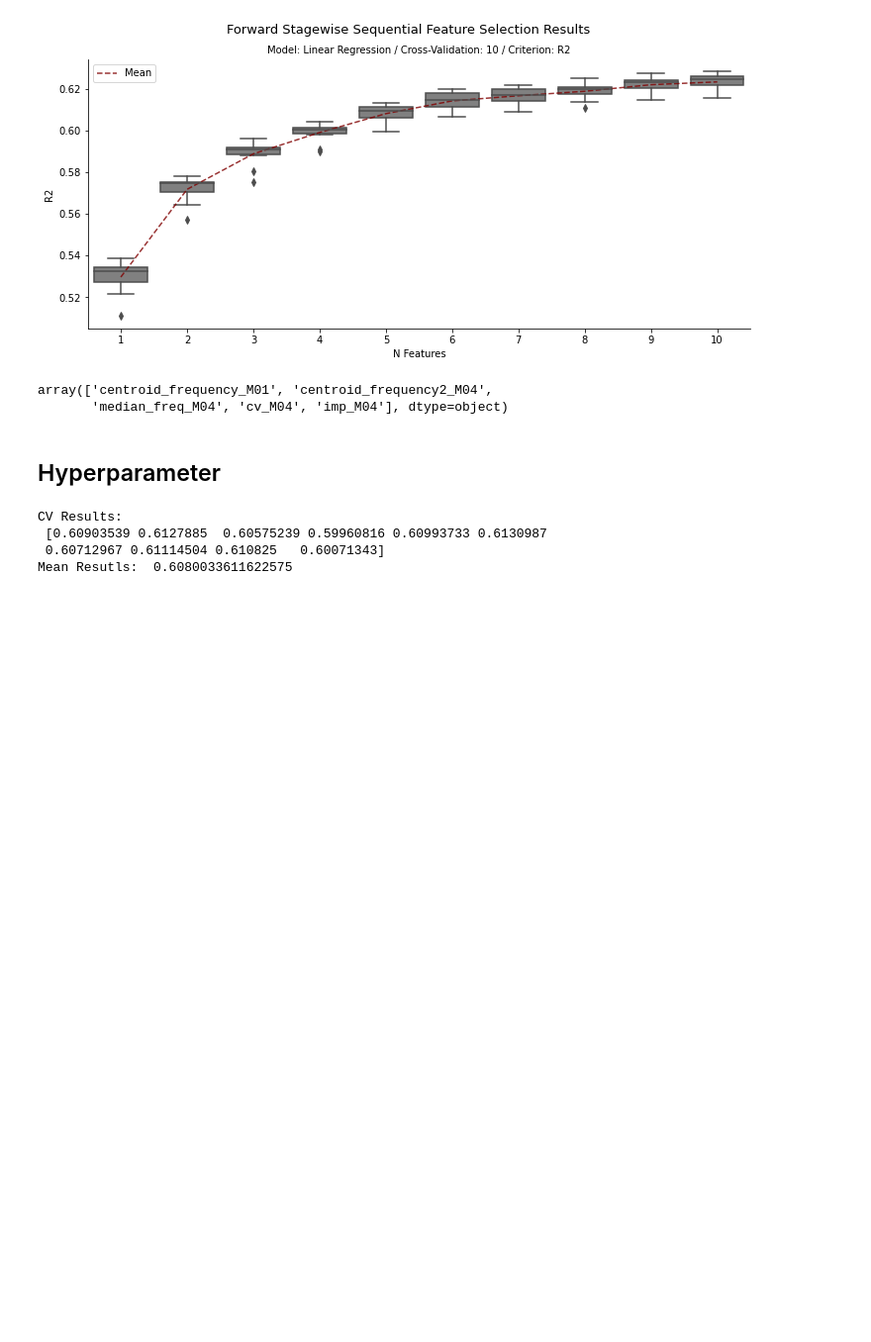
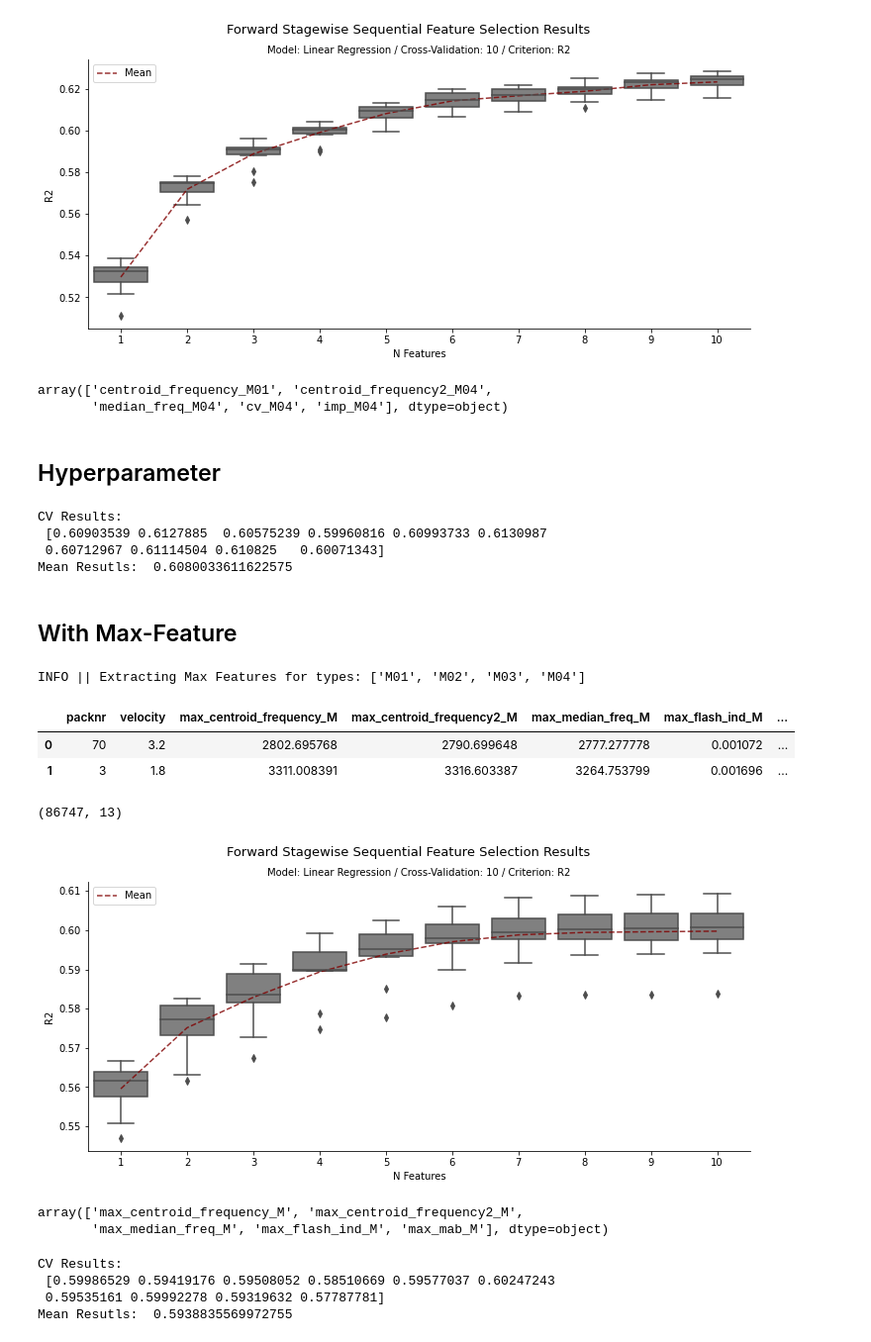
Before and after one commit to FiratSaritas/Safety-for-Alpine-Villages, a Jupyter notebook: model/Benchmark/benchmark_mpa2.ipynb, the cells around one changed output. Shown at 99% size. Cells and saved outputs as stored; diff of their text form; code cells hidden in the pictures; blank space fills up the shorter version.

Commit message:
add model with new Features

```diff
--- a/model/Benchmark/benchmark_mpa2.ipynb
+++ b/model/Benchmark/benchmark_mpa2.ipynb
@@ -97,3 +101,5 @@ CV Results:
  [0.60903539 0.6127885  0.60575239 0.59960816 0.60993733 0.6130987
  0.60712967 0.61114504 0.610825   0.60071343]
 Mean Resutls:  0.6080033611622575
+# %% [markdown]
+## With Max-Feature
@@ -99,0 +108,59 @@ Mean Resutls:  0.6080033611622575
+# %%
+df_max = extract_highest_amplitude_features_with_mp(df=data, sensor_types=[['M01', 'M02', 'M03', 'M04']],
+                                                  create_one_sensor_feature=True, n_processes=4,
+                                                  keep_columns=False)
+# %% [output]
+INFO || Extracting Max Features for types: ['M01', 'M02', 'M03', 'M04']
+# %%
+feature_cols = df_max.columns.to_list()
+feature_cols.remove('size_mm')
+feature_cols.remove('start_time')
+# %%
+X,y = df_max[feature_cols], df_max['size_mm']
+X.head(2)
+# %% [output]
+|  | packnr | velocity | max_centroid_frequency_M | max_centroid_frequency2_M | max_median_freq_M | max_flash_ind_M | ... |
+| 0 | 70 | 3.2 | 2802.695768 | 2790.699648 | 2777.277778 | 0.001072 | ... |
+| 1 | 3 | 1.8 | 3311.008391 | 3316.603387 | 3264.753799 | 0.001696 | ... |
+# %%
+df_max.shape
+# %% [output]
+(86747, 13)
+# %%
+best_feature_dict = {}
+best_feature_cvscores = {}
+for n_features in tqdm(np.arange(1,10+1)):
+    select = SequentialFeatureSelector(estimator=LinearRegression(),
+                                       n_features_to_select=n_features,
+                                       direction='forward',
+                                       scoring='r2')
+    select.fit(X, np.log(y))
+    best_col = X.columns.to_numpy()[select.get_support()]
+    best_feature_dict[n_features] = best_col
+    best_feature_cvscores[n_features] = cross_val_score(estimator=LinearRegression(),
+                                                        X=X[best_col],
+                                                        y=np.log(y), cv=10,
+                                                        scoring='r2')
+# %%
+tmp = pd.melt(pd.DataFrame.from_dict(best_feature_cvscores), var_name='n_feature', value_name='score')
+tmp['score'] = np.abs(tmp['score'])
+tmp_ = tmp.groupby('n_feature').mean()
+# %%
+fig = plt.subplots(figsize=(12, 5))
+p = sns.boxplot(x=tmp['n_feature'], y=tmp['score'], color='grey')
+p1 = sns.lineplot(x=tmp_.index-1, y=tmp_.to_numpy().reshape(-1), color='maroon',
+                  linestyle='--', label='Mean', alpha=.8)
+plt.title(r'Model: Linear Regression / Cross-Validation: 10 / Criterion: R2', fontsize=10)
+plt.suptitle('Forward Stagewise Sequential Feature Selection Results', fontsize=13)
+plt.xlabel('N Features')
+plt.ylabel(r'R2')
+sns.despine()
+plt.show()
+# %% [output]
+[figure, added]
+# %%
+n_features = 5
+best_feature_dict[n_features]
+# %% [output]
+array(['max_centroid_frequency_M', 'max_centroid_frequency2_M',
+       'max_median_freq_M', 'max_flash_ind_M', 'max_mab_M'], dtype=object)
@@ -99,0 +169,9 @@ Mean Resutls:  0.6080033611622575
+# %%
+results = cross_val_score(estimator=LinearRegression(), X=X_best, y=np.log(y), cv=10)
+print('CV Results:\n', results)
+print('Mean Resutls: ', np.mean(results))
+# %% [output]
+CV Results:
+ [0.59986529 0.59419176 0.59508052 0.58510669 0.59577037 0.60247243
+ 0.59535161 0.59992278 0.59319632 0.57787781]
+Mean Resutls:  0.5938835569972755
```
Also changed, not shown: parts of 5 cells of this notebook, 2 other files.
